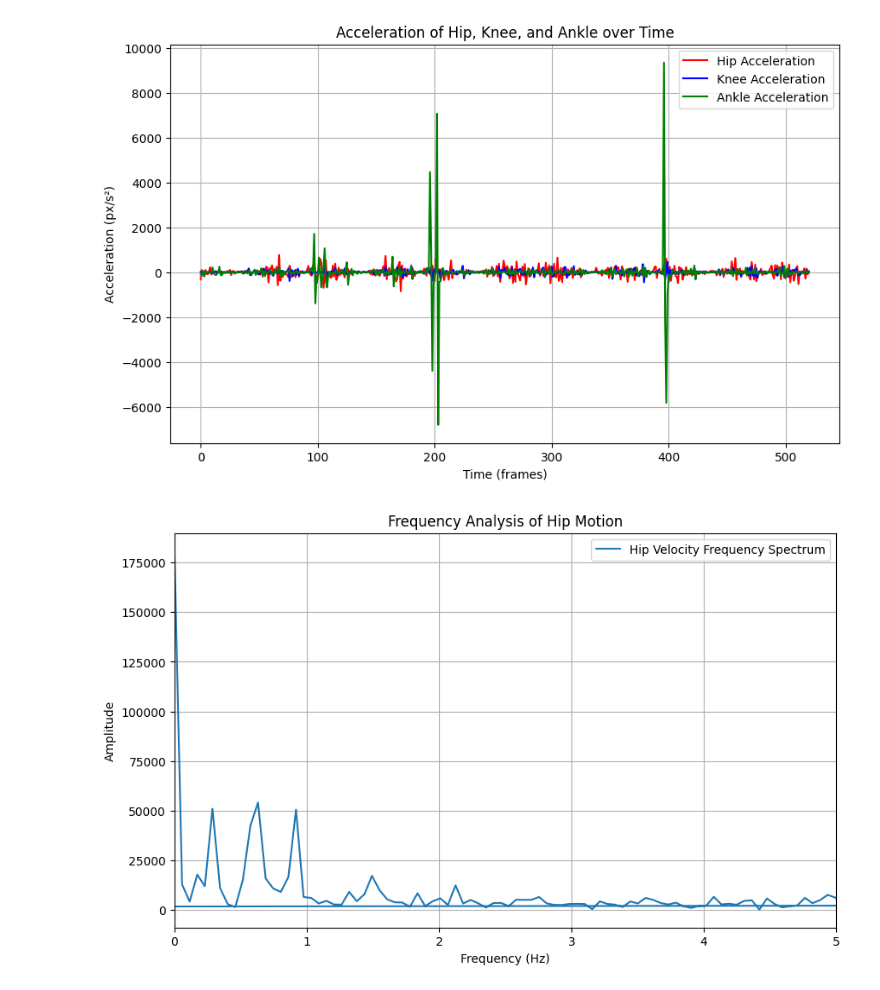
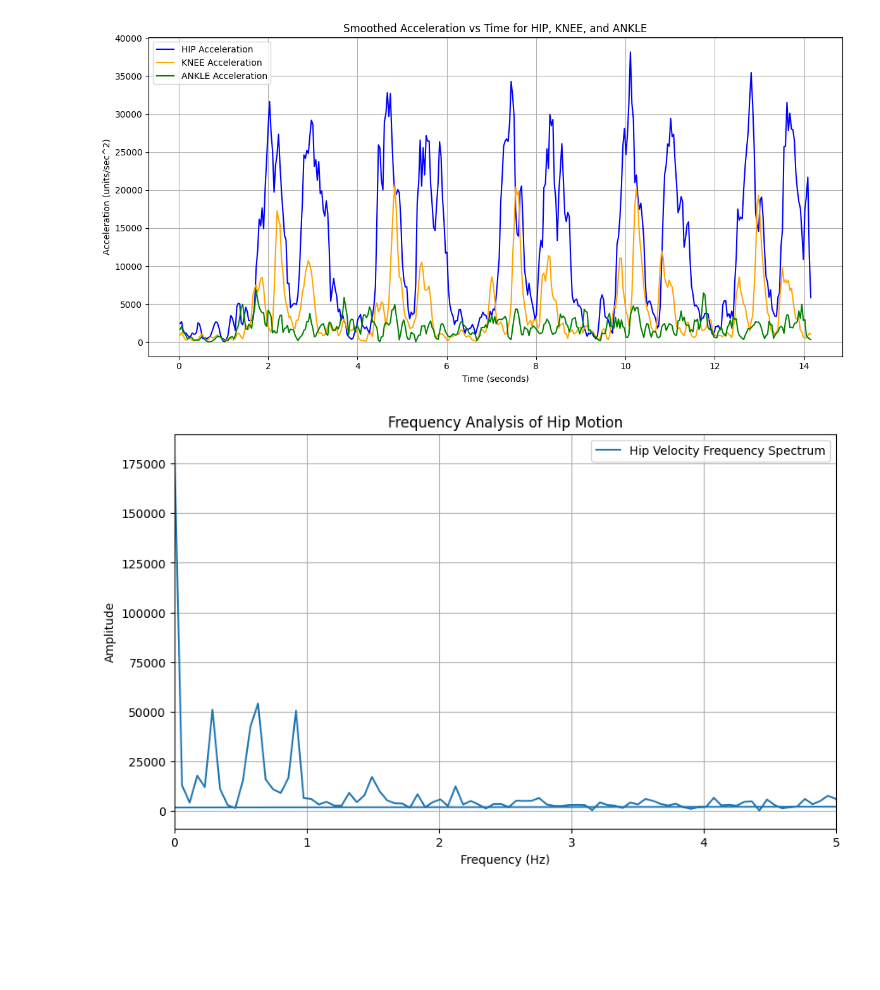
Before and after one commit to brennanleez-coder/opencv-healthcare, a Jupyter notebook: algorithms/sit_stand_overall.ipynb, the cells around one changed output. Cells and saved outputs as stored; diff of their text form; code cells hidden in the pictures; blank space fills up the shorter version.

```diff
--- a/algorithms/sit_stand_overall.ipynb
+++ b/algorithms/sit_stand_overall.ipynb
@@ -571,26 +518,56 @@ plt.show()
-# %%
-# 2. Acceleration Graphs
-# Acceleration can be calculated as the derivative of velocity. By plotting acceleration, you can assess how abrupt or smooth the changes in velocity are, which reflects on the motion's smoothness.
-
-# Example Plot - Acceleration:
-# Calculate acceleration as the difference of velocity
-hip_acceleration = np.diff(hip_velocity_history, n=1)
-knee_acceleration = np.diff(knee_velocity_history, n=1)
-ankle_acceleration = np.diff(ankle_velocity_history, n=1)
-
-# Plotting
-plt.figure(figsize=(10, 6))
-plt.plot(time_steps[:-1], hip_acceleration, label='Hip Acceleration', color='red')
-plt.plot(time_steps[:-1], knee_acceleration, label='Knee Acceleration', color='blue')
-plt.plot(time_steps[:-1], ankle_acceleration, label='Ankle Acceleration', color='green')
-plt.xlabel('Time (frames)')
-plt.ylabel('Acceleration (px/s²)')
-plt.title('Acceleration of Hip, Knee, and Ankle over Time')
-plt.legend()
-plt.grid(True)
-plt.show()
-# %% [output]
-[figure, removed]
+# %%
+# Acceleration - time graph
+def calculate_acceleration(data):
+    accelerations = {
+        "HIP": [],
+        "KNEE": [],
+        "ANKLE": [],
+    }
+    times = {
+        "HIP": [],
+        "KNEE": [],
+        "ANKLE": [],
+    }
+    # Loop over each keypoint type
+    for key in data:
+        for i in range(1, len(data[key])):
+            t1 = data[key][i-1][0]
+            t2 = data[key][i][0]
+            delta_t = (t2 - t1)
+            displacement = data[key][i][1]
+            if delta_t > 0:  # To prevent division by zero
+                velocity = displacement / delta_t
+                accelerations[key].append(velocity / delta_t)
+                times[key].append(t2) # The ending time that is associated with the acceleration
+    return times, accelerations
+
+times, accelerations = calculate_acceleration(joint_displacement_history)
+
+def plot_at_graph(times, accelerations, smoothed=False, box_pts=3):
+    plt.figure(figsize=(12, 6))
+    if smoothed:
+        hip_accelerations = smooth(accelerations['HIP'], box_pts)
+        knee_accelerations = smooth(accelerations['KNEE'], box_pts)
+        ankle_accelerations = smooth(accelerations['ANKLE'], box_pts)
+    else:
+        hip_accelerations = accelerations['HIP']
+        knee_accelerations = accelerations['KNEE']
+        ankle_accelerations = accelerations['ANKLE']
+    plt.plot(times['HIP'], hip_accelerations, label='HIP Acceleration', color='blue')
+    plt.plot(times['KNEE'], knee_accelerations, label='KNEE Acceleration', color='orange')
+    plt.plot(times['ANKLE'], ankle_accelerations, label='ANKLE Acceleration', color='green')
+
+    plt.title('Smoothed Acceleration vs Time for HIP, KNEE, and ANKLE')
+    plt.xlabel('Time (seconds)')
+    plt.ylabel('Acceleration (units/sec^2)')
+    plt.legend()
+    plt.grid(True)
+    plt.tight_layout()
+    plt.show()
+
+plot_at_graph(times, accelerations, smoothed=True)
+# %% [output]
+[figure, added]
 # %%
 # 4. Frequency Analysis
 # Performing a Fourier Transform to analyze the frequency components of the motion can also help in identifying the smoothness. Smooth motions typically have fewer high-frequency components.
```
Also changed, not shown: parts of 6 cells of this notebook.
